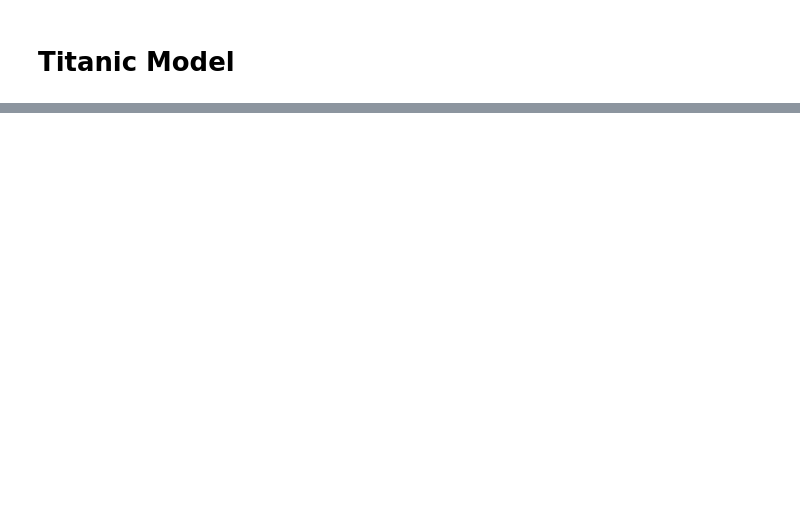
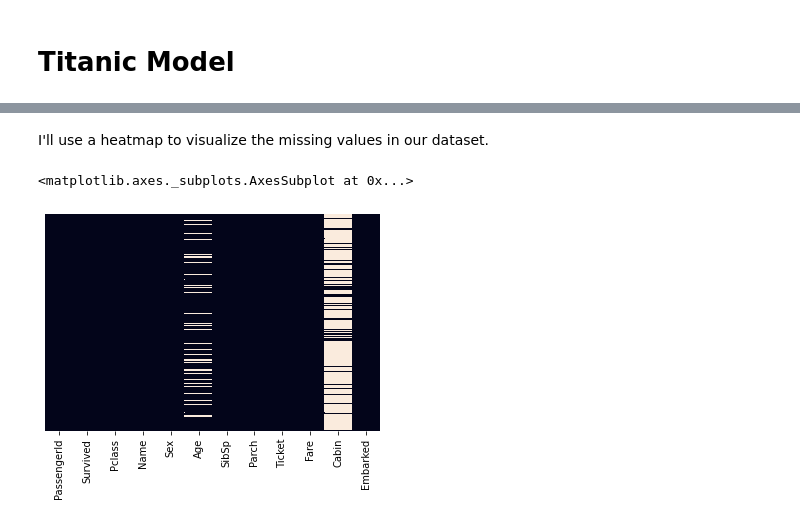
Before and after one commit to joelaniado/Titanic_Logistic_Regression, a Jupyter notebook: Titanic_model_classification.ipynb, the cells around one changed output, grey strips where cells are left out. Cells and saved outputs as stored; diff of their text form; code cells hidden in the pictures; blank space fills up the shorter version.

Commit message:
Worked on data loading, exploratory data analysis, merging data, and feature engineering. Still missing correlation and feature importance and the actual model development

```diff
--- a/Titanic_model_classification.ipynb
+++ b/Titanic_model_classification.ipynb
@@ -170,0 +13,4 @@ lr.score(x_2scale, y_stest)
+# %%
+#importing and reading data
+train = pd.read_csv('train.csv')
+test = pd.read_csv('test.csv')
@@ -170,0 +122,7 @@ lr.score(x_2scale, y_stest)
+# %% [markdown]
+I'll use a heatmap to visualize the missing values in our dataset.
+# %%
+sns.heatmap(train.isnull(), yticklabels=False, cbar=False)
+# %% [output]
+<matplotlib.axes._subplots.AxesSubplot at 0x...>
+[figure, added]
```
Also changed, not shown: parts of 47 cells of this notebook.
